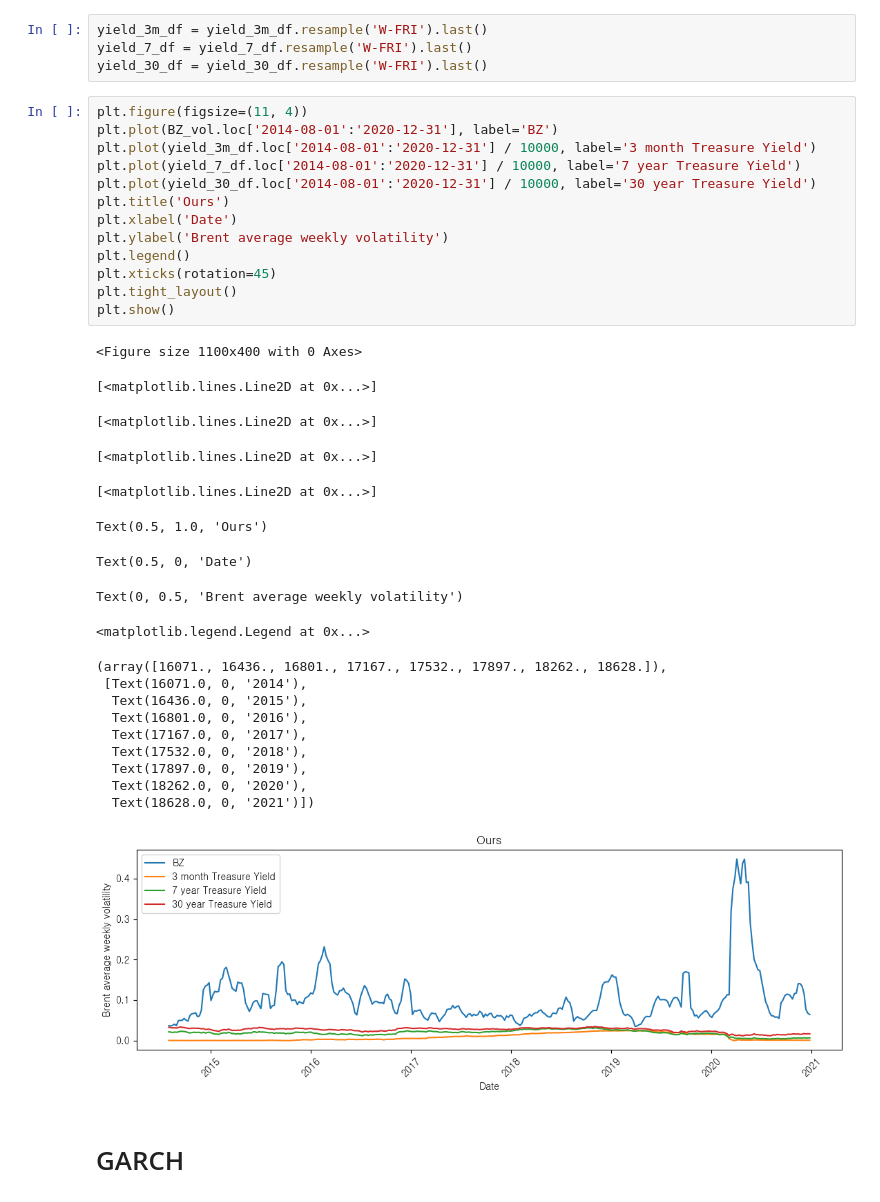
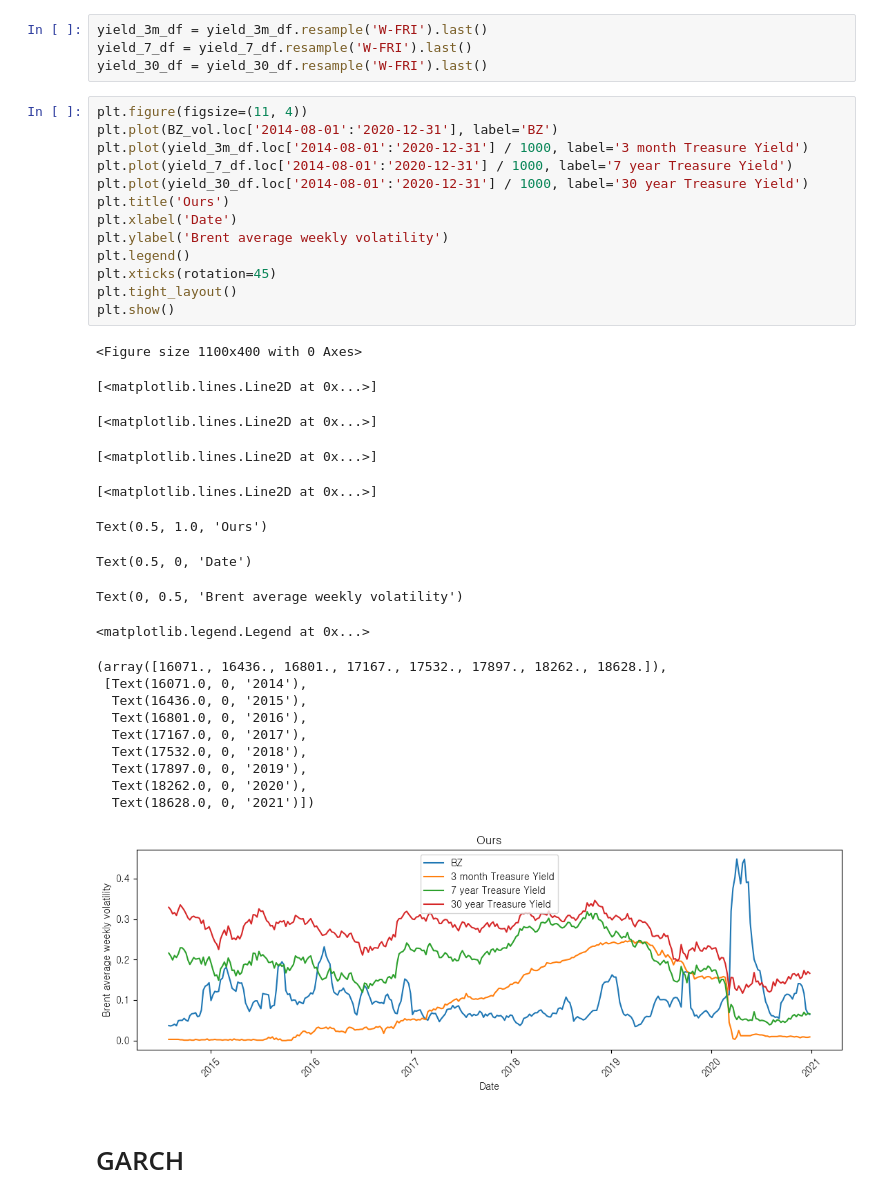
Before and after one commit to kimjuhwan1234/Volatility_Forecasting, a Jupyter notebook: preprocessing.ipynb, the cells around one changed output. Saved outputs shown, nothing was run; the diff lists cells and outputs as text.

```diff
--- a/preprocessing.ipynb
+++ b/preprocessing.ipynb
@@ -504,36 +484,36 @@ yield_30_df = yield_30_df.resample('W-FRI').last()
 # %%
 plt.figure(figsize=(11, 4))
 plt.plot(BZ_vol.loc['2014-08-01':'2020-12-31'], label='BZ')
-plt.plot(yield_3m_df.loc['2014-08-01':'2020-12-31'] / 10000, label='3 month Treasure Yield')
-plt.plot(yield_7_df.loc['2014-08-01':'2020-12-31'] / 10000, label='7 year Treasure Yield')
-plt.plot(yield_30_df.loc['2014-08-01':'2020-12-31'] / 10000, label='30 year Treasure Yield')
+plt.plot(yield_3m_df.loc['2014-08-01':'2020-12-31'] / 1000, label='3 month Treasure Yield')
+plt.plot(yield_7_df.loc['2014-08-01':'2020-12-31'] / 1000, label='7 year Treasure Yield')
+plt.plot(yield_30_df.loc['2014-08-01':'2020-12-31'] / 1000, label='30 year Treasure Yield')
 plt.title('Ours')
 plt.xlabel('Date')
 plt.ylabel('Brent average weekly volatility')
 plt.legend()
 plt.xticks(rotation=45)
 plt.tight_layout()
 plt.show()
 # %% [output]
 <Figure size 1100x400 with 0 Axes>
 [<matplotlib.lines.Line2D at 0x...>]
 [<matplotlib.lines.Line2D at 0x...>]
 [<matplotlib.lines.Line2D at 0x...>]
 [<matplotlib.lines.Line2D at 0x...>]
 Text(0.5, 1.0, 'Ours')
 Text(0.5, 0, 'Date')
 Text(0, 0.5, 'Brent average weekly volatility')
 <matplotlib.legend.Legend at 0x...>
 (array([16071., 16436., 16801., 17167., 17532., 17897., 18262., 18628.]),
  [Text(16071.0, 0, '2014'),
   Text(16436.0, 0, '2015'),
   Text(16801.0, 0, '2016'),
   Text(17167.0, 0, '2017'),
   Text(17532.0, 0, '2018'),
   Text(17897.0, 0, '2019'),
   Text(18262.0, 0, '2020'),
   Text(18628.0, 0, '2021')])
-[figure, old version]
+[figure, new version]
 # %% [markdown]
 # GARCH
 # %%
```
Also changed, not shown: parts of 6 cells of this notebook, 44 other files.
